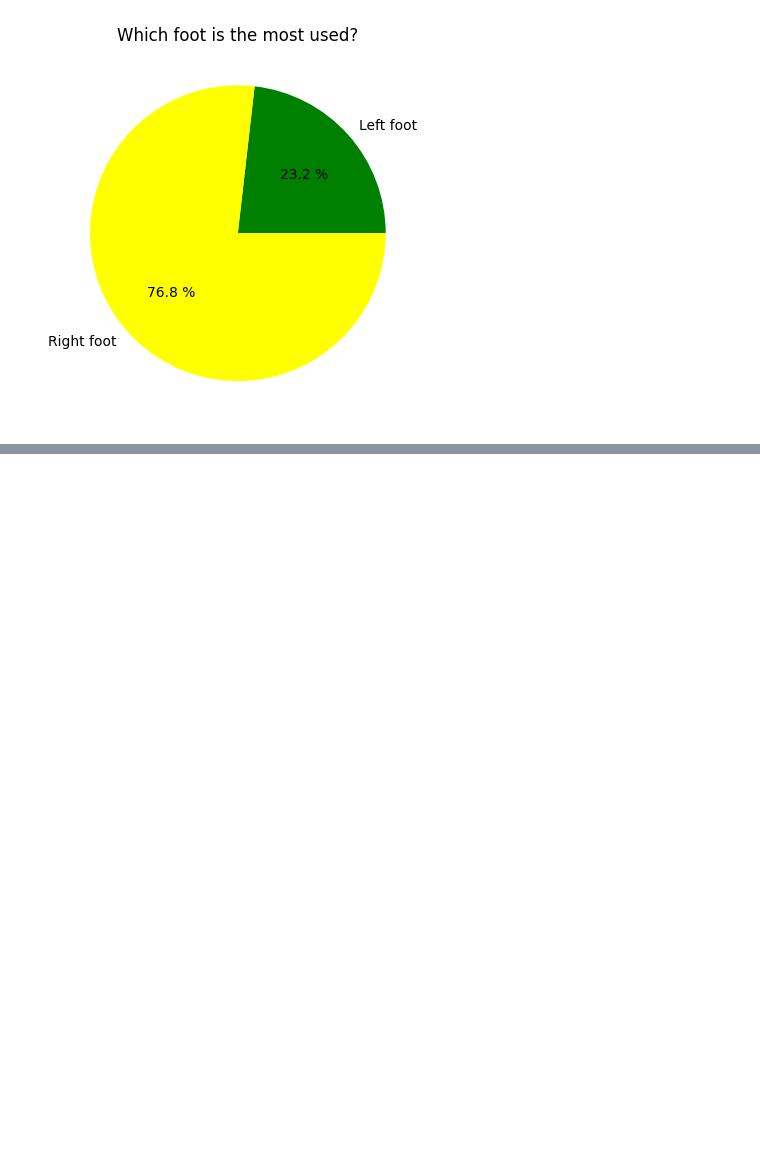
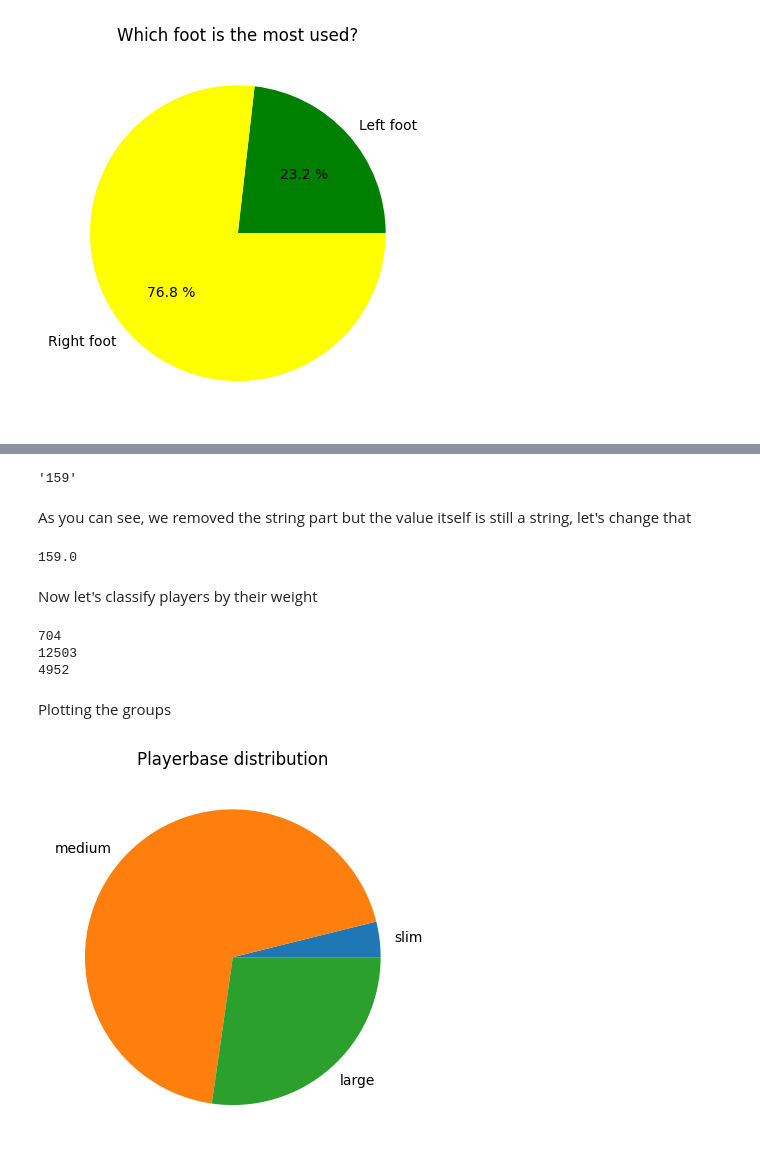
Before and after one commit to Braxion06/learn_matplotlib, a Jupyter notebook: learn_matplotlib_p2.ipynb, the cells around one changed output, grey strips where cells are left out. Drawn from its saved outputs; the diff is of its cells as text; code cells hidden in the pictures; blank space fills up the shorter version.

```diff
--- a/learn_matplotlib_p2.ipynb
+++ b/learn_matplotlib_p2.ipynb
@@ -306,0 +324,33 @@ plt.show()
+# %%
+playerbase['Weight'] = [x.strip('lbs') if type(x) == str else x for x in playerbase['Weight']]
+playerbase['Weight'][0]
+# %% [output]
+'159'
+# %% [markdown]
+As you can see, we removed the string part but the value itself is still a string, let's change that
+# %%
+playerbase['Weight'] = [int(x.strip('lbs')) if type(x) == str else x for x in playerbase['Weight']]
+playerbase['Weight'][0]
+# %% [output]
+159.0
+# %% [markdown]
+Now let's classify players by their weight
+# %%
+slim_players = playerbase.loc[playerbase['Weight'] < 140].count()[0]
+medium_players = playerbase.loc[(playerbase['Weight'] >= 140) & (playerbase['Weight'] <= 175)].count()[0]
+large_layers = playerbase.loc[playerbase['Weight'] > 175].count()[0]
+print(slim_players, medium_players, large_layers, sep='\n')
+# %% [output]
+704
+12503
+4952
+# %% [markdown]
+Plotting the groups
+# %%
+weights = [slim_players, medium_players, large_layers]
+labels = ['slim', 'medium', 'large']
+plt.pie(weights, labels=labels)
+plt.title('Playerbase distribution')
+plt.show()
+# %% [output]
+[figure, added]
```
Also changed, not shown: parts of 15 cells of this notebook.
